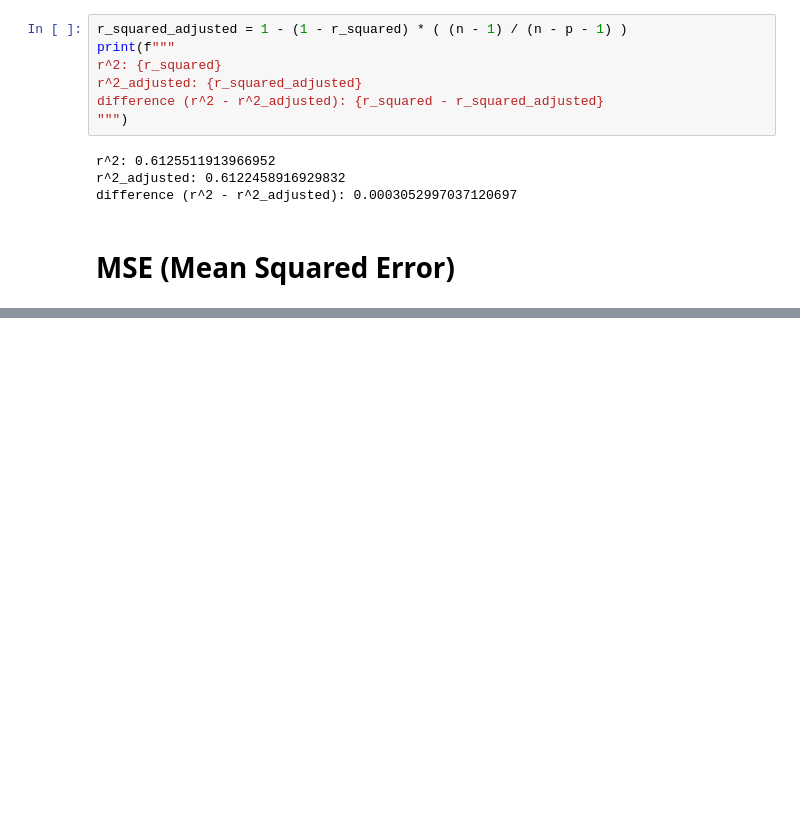
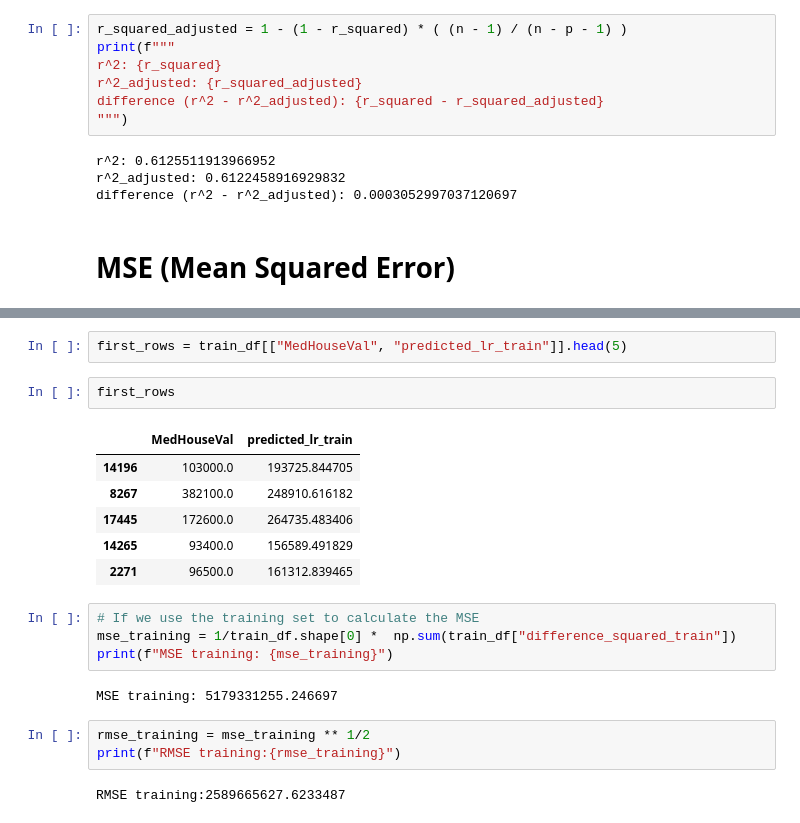
Before and after one commit to spuzi/machine_learning_training, a Jupyter notebook: exercises/regression/regression_metrics.ipynb, the cells around one changed output, grey strips where cells are left out. Saved outputs shown, nothing was run; the diff lists cells and outputs as text; blank space fills up the shorter version.

```diff
--- a/exercises/regression/regression_metrics.ipynb
+++ b/exercises/regression/regression_metrics.ipynb
@@ -420,0 +497,22 @@ So here basically what we are doing is calculating the difference between the pr
+# %%
+first_rows = train_df[["MedHouseVal", "predicted_lr_train"]].head(5)
+# %%
+first_rows
+# %% [output]
+|  | MedHouseVal | predicted_lr_train |
+| 14196 | 103000.0 | 193725.844705 |
+| 8267 | 382100.0 | 248910.616182 |
+| 17445 | 172600.0 | 264735.483406 |
+| 14265 | 93400.0 | 156589.491829 |
+| 2271 | 96500.0 | 161312.839465 |
+# %%
+# If we use the training set to calculate the MSE
+mse_training = 1/train_df.shape[0] *  np.sum(train_df["difference_squared_train"])
+print(f"MSE training: {mse_training}")
+# %% [output]
+MSE training: 5179331255.246697
+# %%
+rmse_training = mse_training ** 1/2
+print(f"RMSE training:{rmse_training}")
+# %% [output]
+RMSE training:2589665627.6233487
```
Also changed, not shown: parts of 10 cells of this notebook.
